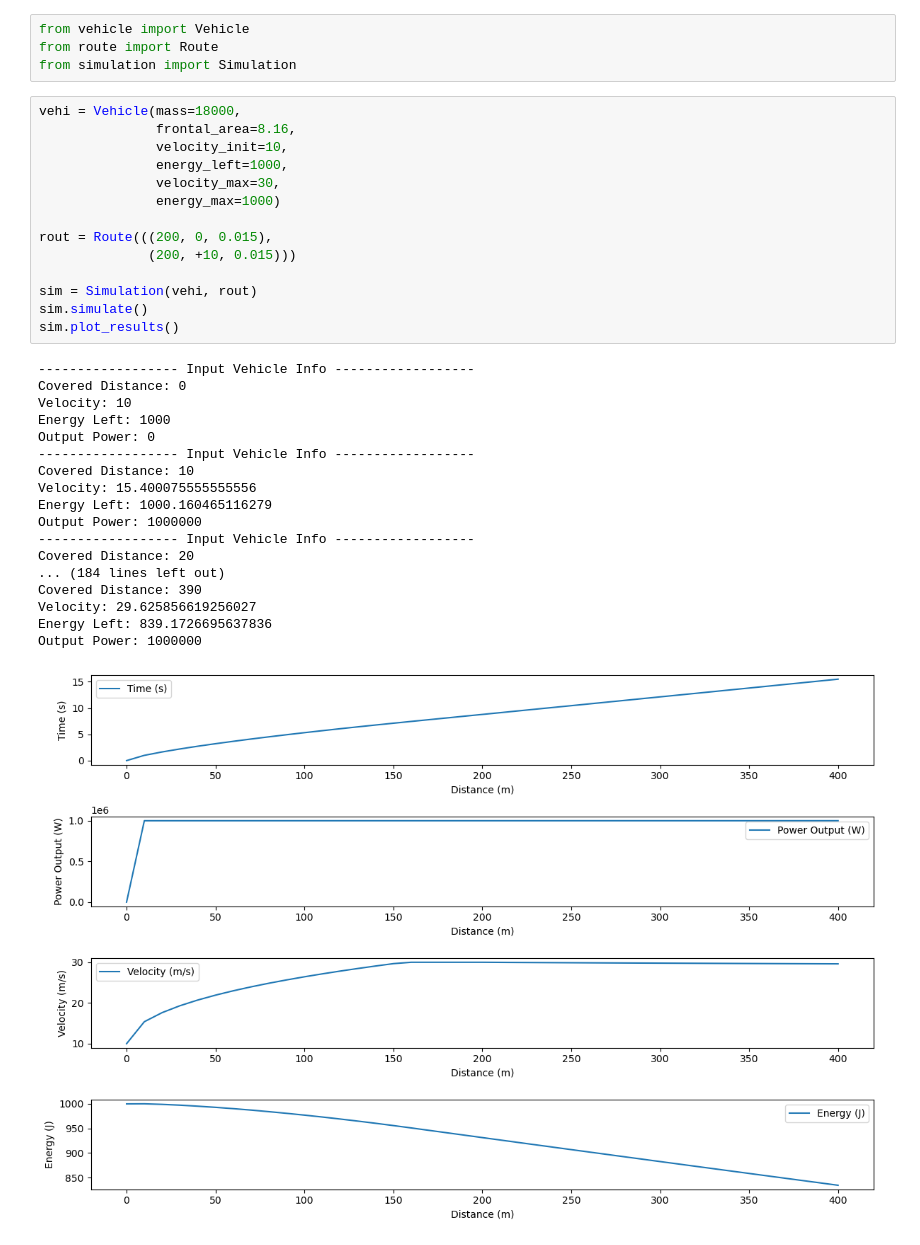
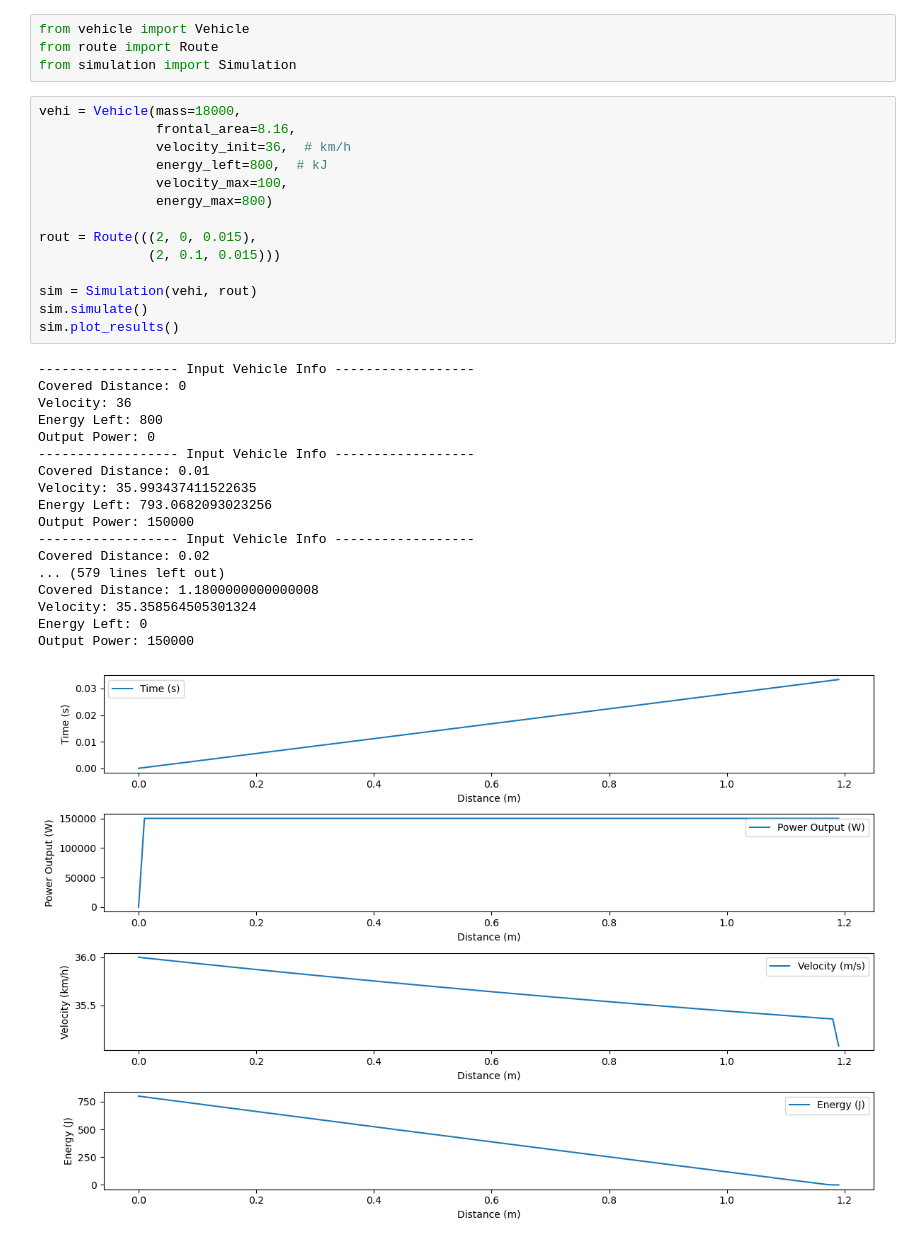
Before and after one commit to Languisher/Optimization-Projet-202403, a Jupyter notebook: final-edition/test.ipynb, the cells around one changed output. Drawn from its saved outputs; the diff is of its cells as text.

```diff
--- a/final-edition/test.ipynb
+++ b/final-edition/test.ipynb
@@ -8,33 +8,33 @@ from simulation import Simulation
 # %%
 vehi = Vehicle(mass=18000,
                frontal_area=8.16,
-               velocity_init=10,
-               energy_left=1000,
-               velocity_max=30,
-               energy_max=1000)
+               velocity_init=36,  # km/h
+               energy_left=800,  # kJ
+               velocity_max=100,
+               energy_max=800)
 
-rout = Route(((200, 0, 0.015),
-              (200, +10, 0.015)))
+rout = Route(((2, 0, 0.015),
+              (2, 0.1, 0.015)))
 
 sim = Simulation(vehi, rout)
 sim.simulate()
 sim.plot_results()
 # %% [output]
 ------------------ Input Vehicle Info ------------------
 Covered Distance: 0
-Velocity: 10
-Energy Left: 1000
+Velocity: 36
+Energy Left: 800
 Output Power: 0
 ------------------ Input Vehicle Info ------------------
-Covered Distance: 10
-Velocity: 15.400075555555556
-Energy Left: 1000.160465116279
-Output Power: 1000000
+Covered Distance: 0.01
+Velocity: 35.993437411522635
+Energy Left: 793.0682093023256
+Output Power: 150000
 ------------------ Input Vehicle Info ------------------
-Covered Distance: 20
-... (184 lines left out)
-Covered Distance: 390
-Velocity: 29.625856619256027
-Energy Left: 839.1726695637836
-Output Power: 1000000
+Covered Distance: 0.02
+... (579 lines left out)
+Covered Distance: 1.1800000000000008
+Velocity: 35.358564505301324
+Energy Left: 0
+Output Power: 150000
-[figure, old version]
+[figure, new version]
```
Also changed, not shown: 3 other files.
